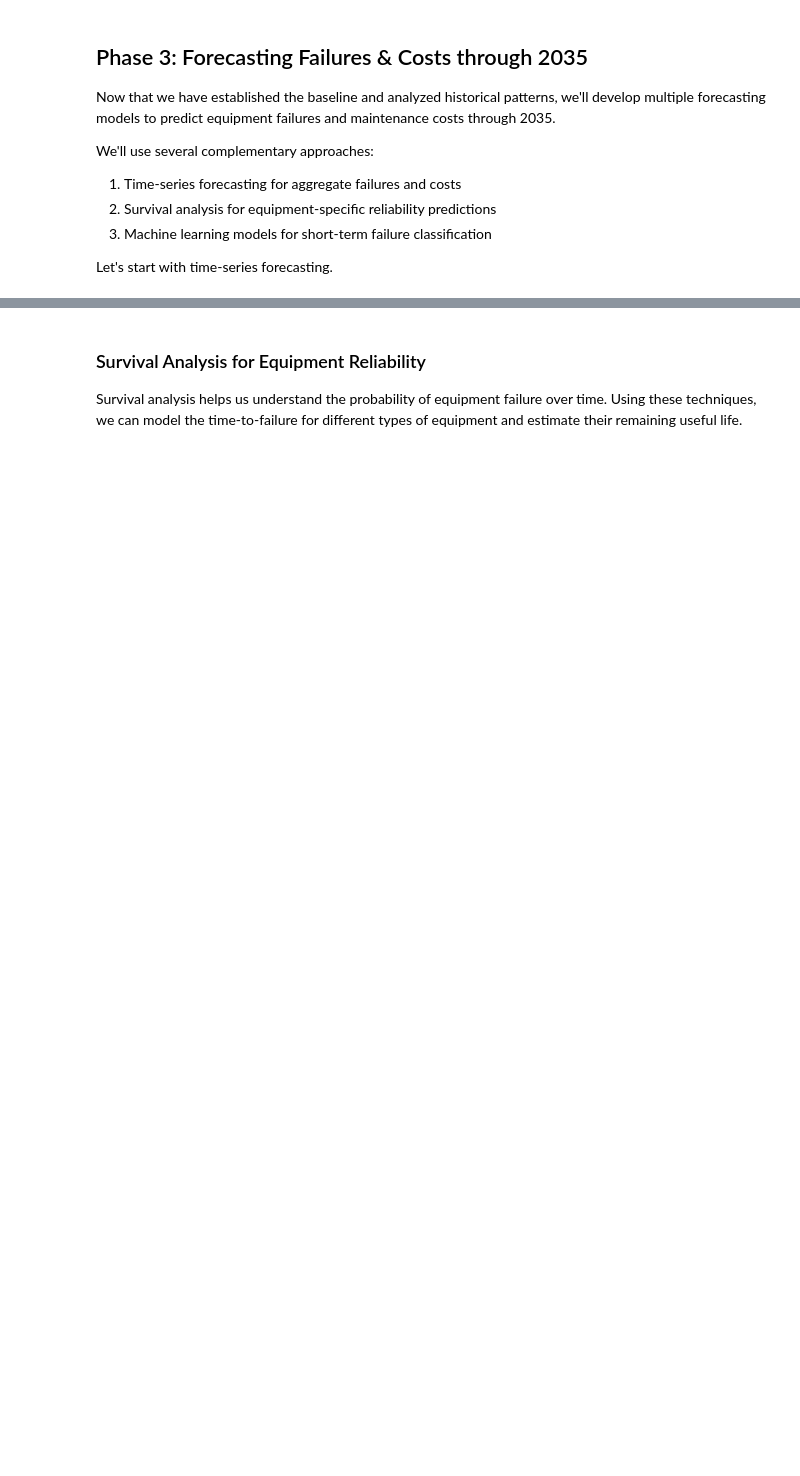
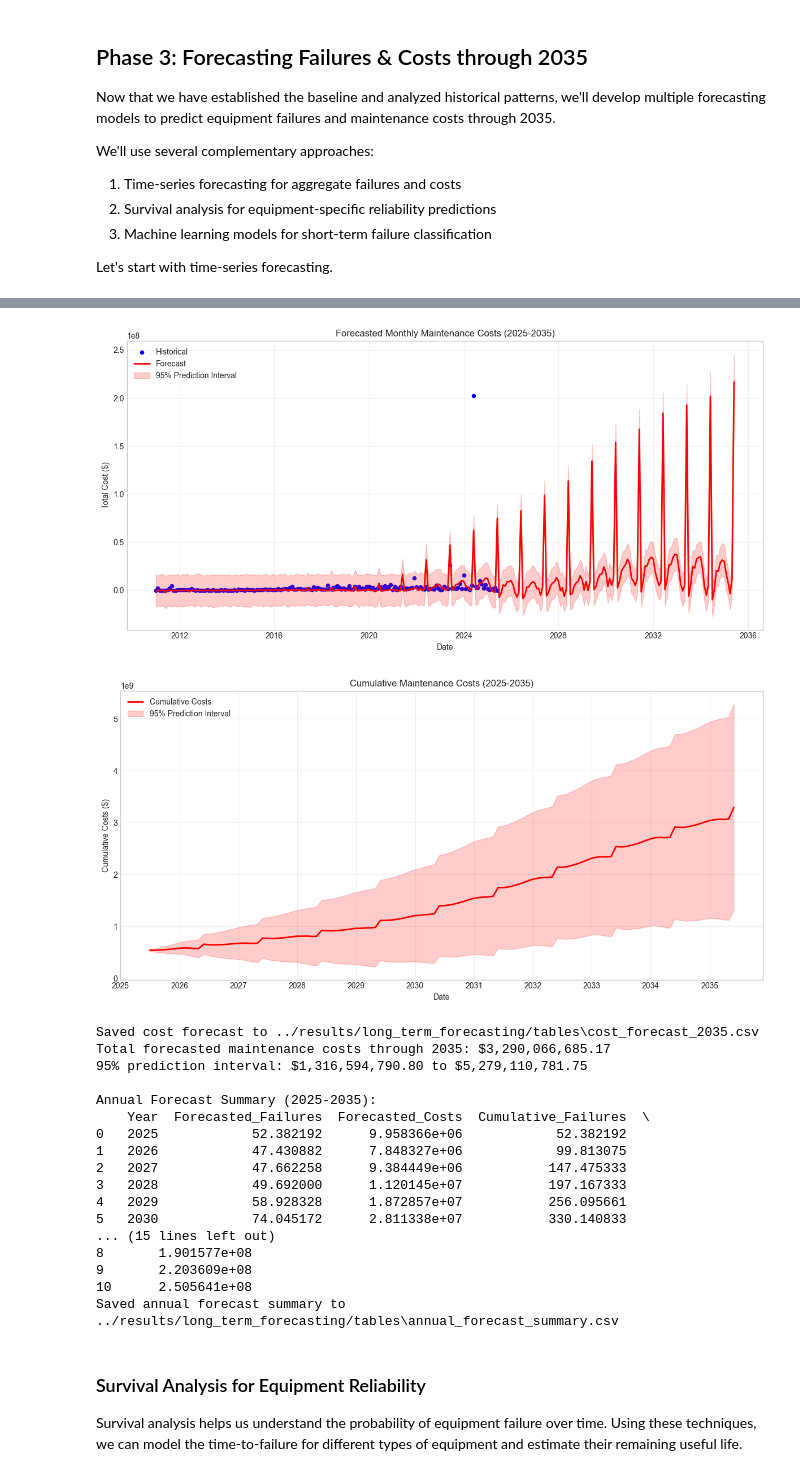
Before and after one commit to CaptainEze/sholas_project_analysis, a Jupyter notebook: src/long_term_forecasting.ipynb, the cells around one changed output, grey strips where cells are left out. Drawn from its saved outputs; the diff is of its cells as text; code cells hidden in the pictures; blank space fills up the shorter version.

```diff
--- a/src/long_term_forecasting.ipynb
+++ b/src/long_term_forecasting.ipynb
@@ -96,10 +176,20 @@ def load_data(file_path=DATA_PATH):
             if col in df.columns:
                 df[col] = pd.to_numeric(df[col], errors='coerce')
 
+        # Create anonymization mappings
+        location_mapping, equipment_prefix_mapping = create_anonymization_mapping()
+
+        # Anonymize text columns
+        text_columns = ['Functional Location', 'FunctLocDescrip.', 'Equipment', 'Equipment Description']
+        df = anonymize_dataframe(df, location_mapping, equipment_prefix_mapping, text_columns)
+
         return df
     except Exception as e:
         print(f"Error loading data: {e}")
         return None
+
+# Create anonymization mappings for later use
+location_mapping, equipment_prefix_mapping = create_anonymization_mapping()
 
 # Load the data
 df = load_data()
@@ -765,8 +935,11 @@ if 'monthly_costs' in locals() and monthly_costs is not None:
     print(f"95% prediction interval: ${future_data.iloc[-1]['cumulative_lower']:,.2f} to ${future_data.iloc[-1]['cumulative_upper']:,.2f}")
 
     # Create a summary of the forecast for business planning
+    # Create a proper list of year strings from 2025 to 2035
+    year_strings = [str(year) for year in range(2025, 2036)]
+
     forecast_summary = pd.DataFrame({
-        'Year': [f"202{i}" for i in range(5, 11)] + [f"203{i}" for i in range(0, 6)],
+        'Year': year_strings,
         'Forecasted_Failures': [failure_forecast[(failure_forecast['ds'].dt.year == year) & (failure_forecast['ds'].dt.month == 12)]['yhat'].values[0]
                                if year in failure_forecast['ds'].dt.year.unique() and len(failure_forecast[(failure_forecast['ds'].dt.year == year) & (failure_forecast['ds'].dt.month == 12)]) > 0
                                else np.nan
@@ -790,3 +963,4 @@ if 'monthly_costs' in locals() and monthly_costs is not None:
     # Save the summary
     forecast_summary.to_csv(os.path.join(RESULTS_PATH, "tables", "annual_forecast_summary.csv"), index=False)
     print(f"Saved annual forecast summary to {os.path.join(RESULTS_PATH, 'tables', 'annual_forecast_summary.csv')}")
+# %% [output]
@@ -793,3 +970,22 @@ if 'monthly_costs' in locals() and monthly_costs is not None:
+[figure, added]
+[figure, added]
+Saved cost forecast to ../results/long_term_forecasting/tables\cost_forecast_2035.csv
+Total forecasted maintenance costs through 2035: $3,290,066,685.17
+95% prediction interval: $1,316,594,790.80 to $5,279,110,781.75
+
+Annual Forecast Summary (2025-2035):
+    Year  Forecasted_Failures  Forecasted_Costs  Cumulative_Failures  \
+0   2025            52.382192      9.958366e+06            52.382192
+1   2026            47.430882      7.848327e+06            99.813075
+2   2027            47.662258      9.384449e+06           147.475333
+3   2028            49.692000      1.120145e+07           197.167333
+4   2029            58.928328      1.872857e+07           256.095661
+5   2030            74.045172      2.811338e+07           330.140833
+... (15 lines left out)
+8       1.901577e+08
+9       2.203609e+08
+10      2.505641e+08
+Saved annual forecast summary to ../results/long_term_forecasting/tables\annual_forecast_summary.csv
 # %% [markdown]
 ### Survival Analysis for Equipment Reliability
 
```
Also changed, not shown: parts of 17 cells of this notebook, 26 other files.
